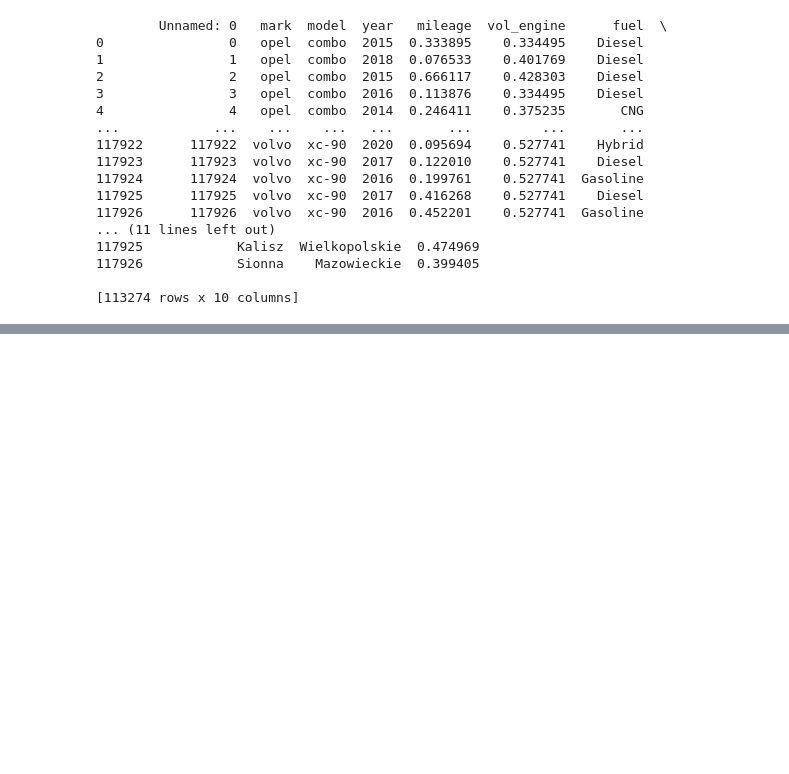
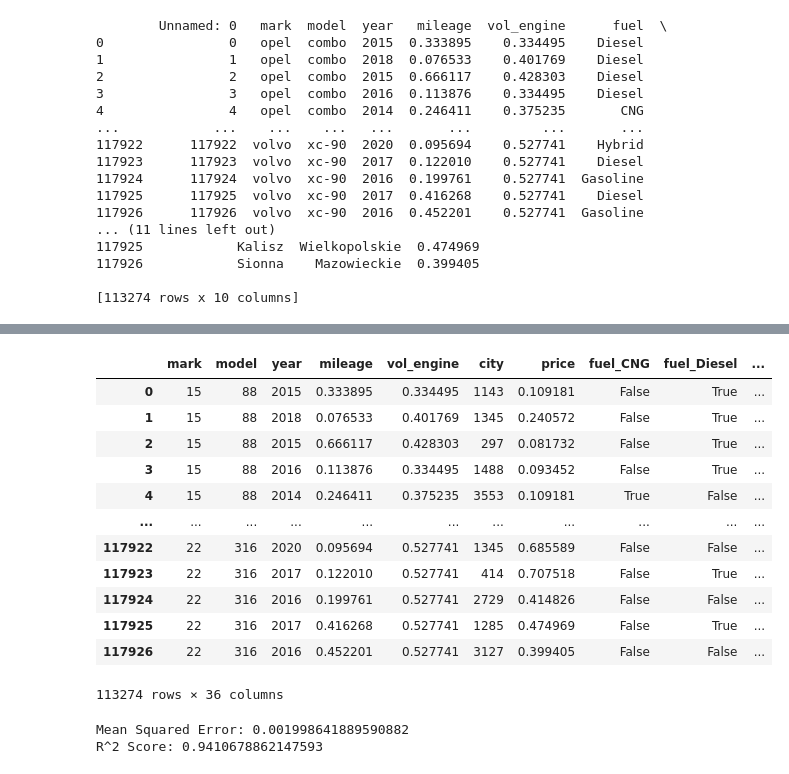
Before and after one commit to ErenyMamdouh/Data-Visualization-Project, a Jupyter notebook: car price poland.ipynb, the cells around one changed output, grey strips where cells are left out. Cells and saved outputs as stored; diff of their text form; code cells hidden in the pictures; blank space fills up the shorter version.

Commit message:
Kaggle Notebook | Data-Visualization-Project | Version 18

```diff
--- a/car price poland.ipynb
+++ b/car price poland.ipynb
@@ -77,0 +135,48 @@ print(df)
+# %%
+df_encoded=df_encoded.drop('Unnamed: 0' , axis=1)
+df_encoded
+# %% [output]
+|  | mark | model | year | mileage | vol_engine | city | price | fuel_CNG | fuel_Diesel | ... |
+| 0 | 15 | 88 | 2015 | 0.333895 | 0.334495 | 1143 | 0.109181 | False | True | ... |
+| 1 | 15 | 88 | 2018 | 0.076533 | 0.401769 | 1345 | 0.240572 | False | True | ... |
+| 2 | 15 | 88 | 2015 | 0.666117 | 0.428303 | 297 | 0.081732 | False | True | ... |
+| 3 | 15 | 88 | 2016 | 0.113876 | 0.334495 | 1488 | 0.093452 | False | True | ... |
+| 4 | 15 | 88 | 2014 | 0.246411 | 0.375235 | 3553 | 0.109181 | True | False | ... |
+| ... | ... | ... | ... | ... | ... | ... | ... | ... | ... | ... |
+| 117922 | 22 | 316 | 2020 | 0.095694 | 0.527741 | 1345 | 0.685589 | False | False | ... |
+| 117923 | 22 | 316 | 2017 | 0.122010 | 0.527741 | 414 | 0.707518 | False | True | ... |
+| 117924 | 22 | 316 | 2016 | 0.199761 | 0.527741 | 2729 | 0.414826 | False | False | ... |
+| 117925 | 22 | 316 | 2017 | 0.416268 | 0.527741 | 1285 | 0.474969 | False | True | ... |
+| 117926 | 22 | 316 | 2016 | 0.452201 | 0.527741 | 3127 | 0.399405 | False | False | ... |
+113274 rows × 36 columns
+# %%
+from sklearn.impute import SimpleImputer
+from sklearn.model_selection import train_test_split
+from sklearn.ensemble import GradientBoostingRegressor
+from sklearn.metrics import mean_squared_error, r2_score
+
+# Assuming df_encoded is your dataframe with missing values
+# Impute missing values with mean
+imputer = SimpleImputer(strategy='mean')
+df_imputed = pd.DataFrame(imputer.fit_transform(df_encoded), columns=df_encoded.columns)
+
+# Splitting the data
+X = df_imputed.drop('price', axis=1)
+y = df_imputed['price']
+X_train, X_test, y_train, y_test = train_test_split(X, y, test_size=0.2, random_state=42)
+
+# Gradient Boosting Regressor
+gb_model = GradientBoostingRegressor(n_estimators=200, learning_rate=0.1, max_depth=5, random_state=42)
+gb_model.fit(X_train, y_train)
+
+# Predictions
+y_pred = gb_model.predict(X_test)
+
+# Model Evaluation
+mse = mean_squared_error(y_test, y_pred)
+r2 = r2_score(y_test, y_pred)
+print(f'Mean Squared Error: {mse}')
+print(f'R^2 Score: {r2}')
+# %% [output]
+Mean Squared Error: 0.001998641889590882
+R^2 Score: 0.9410678862147593
```
Also changed, not shown: parts of 4 cells of this notebook.
